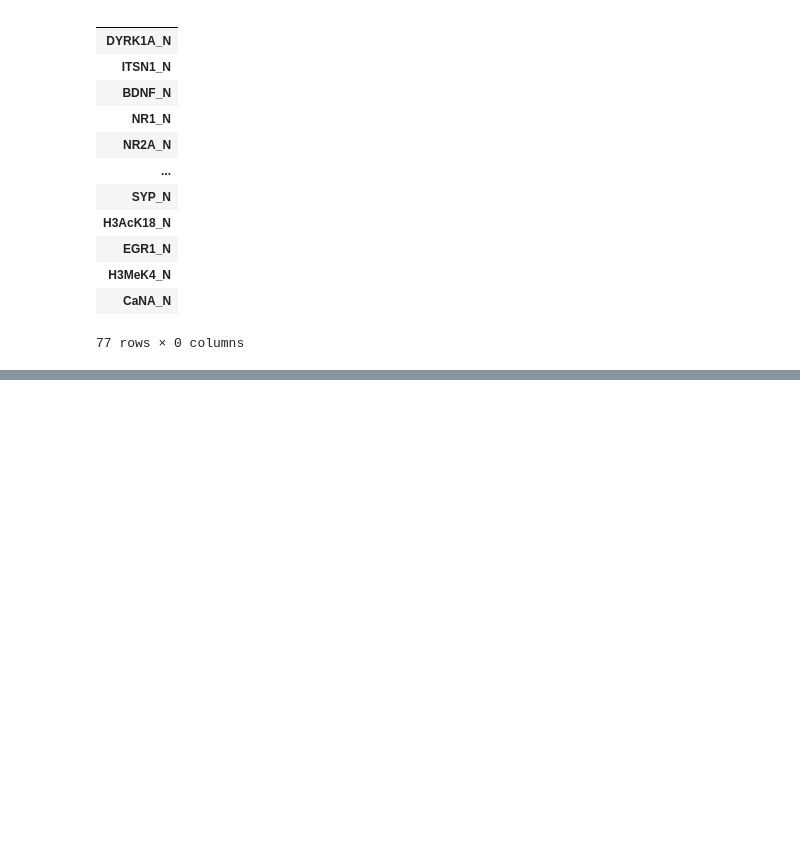
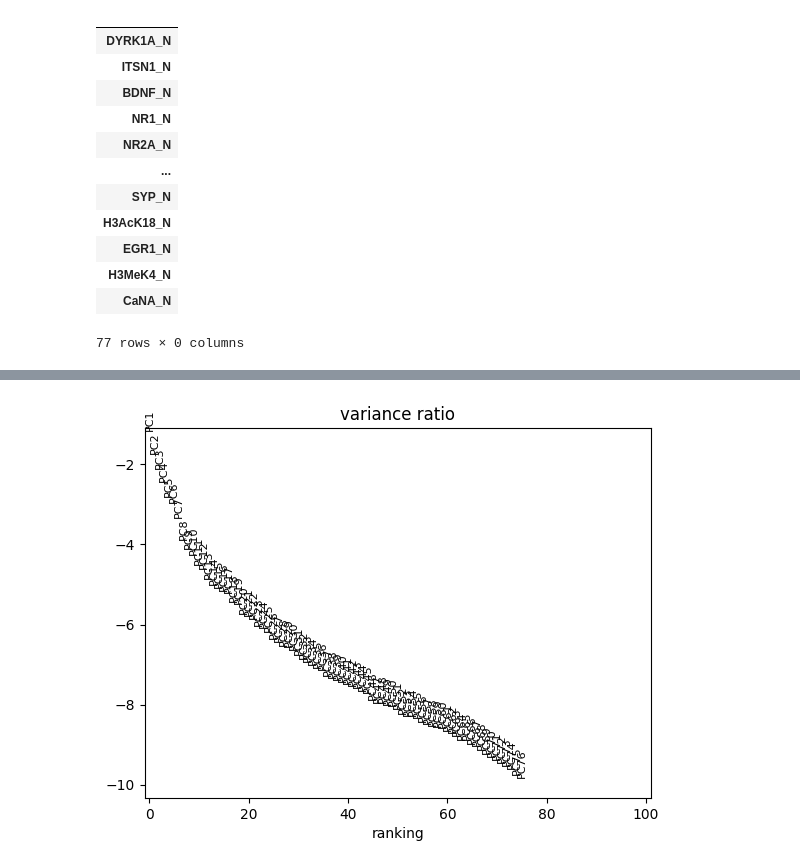
Before and after one commit to Neermita18/SystemsBiology, a Jupyter notebook: Mice_protein_expression.ipynb, the cells around one changed output, grey strips where cells are left out. Drawn from its saved outputs; the diff is of its cells as text; code cells hidden in the pictures; blank space fills up the shorter version.

```diff
--- a/Mice_protein_expression.ipynb
+++ b/Mice_protein_expression.ipynb
@@ -405,0 +431,4 @@ adata.var
+# %%
+sc.pl.pca_variance_ratio(adata, n_pcs=100, log=True)
+# %% [output]
+[figure, added]
```
Also changed, not shown: parts of 13 cells of this notebook.
